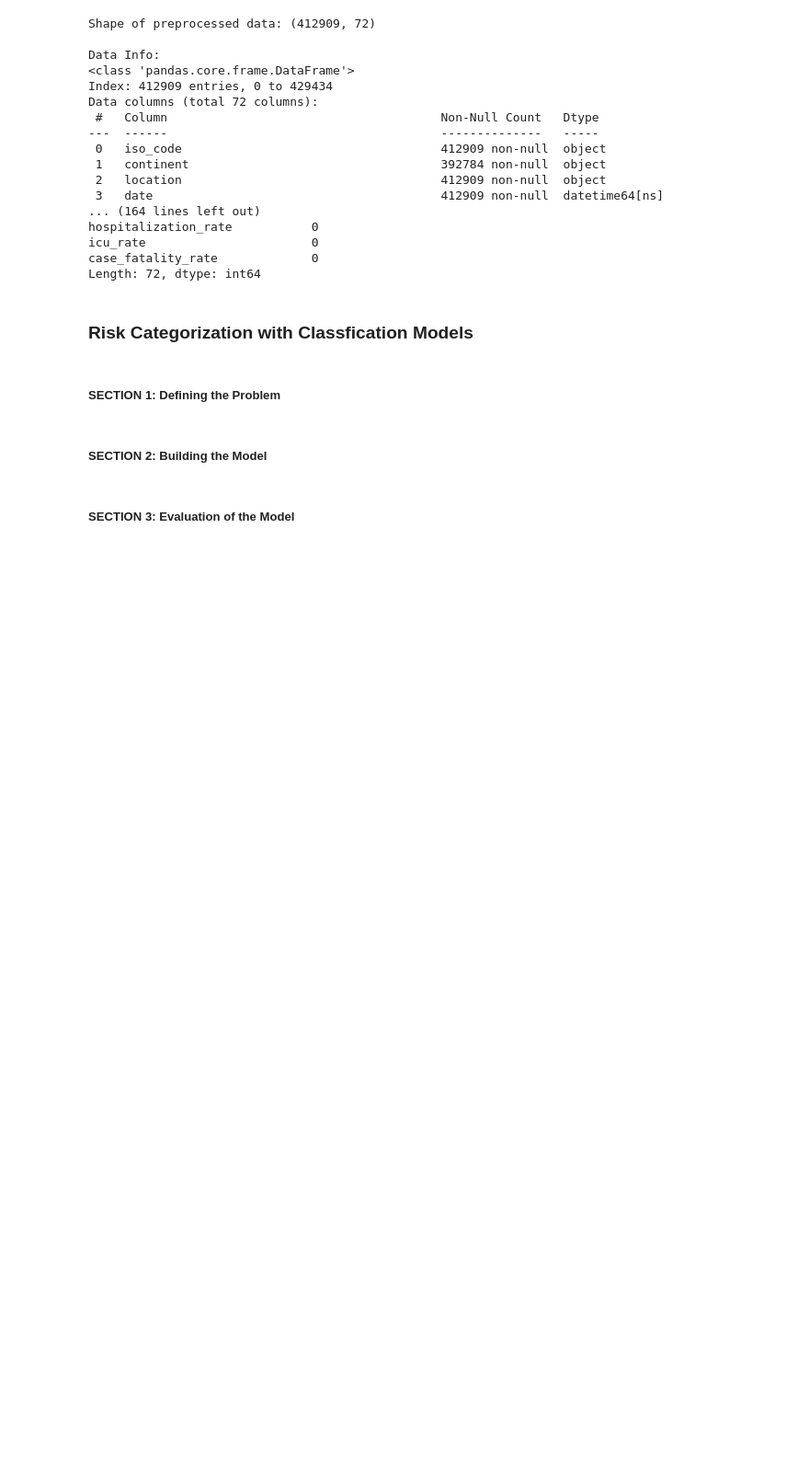
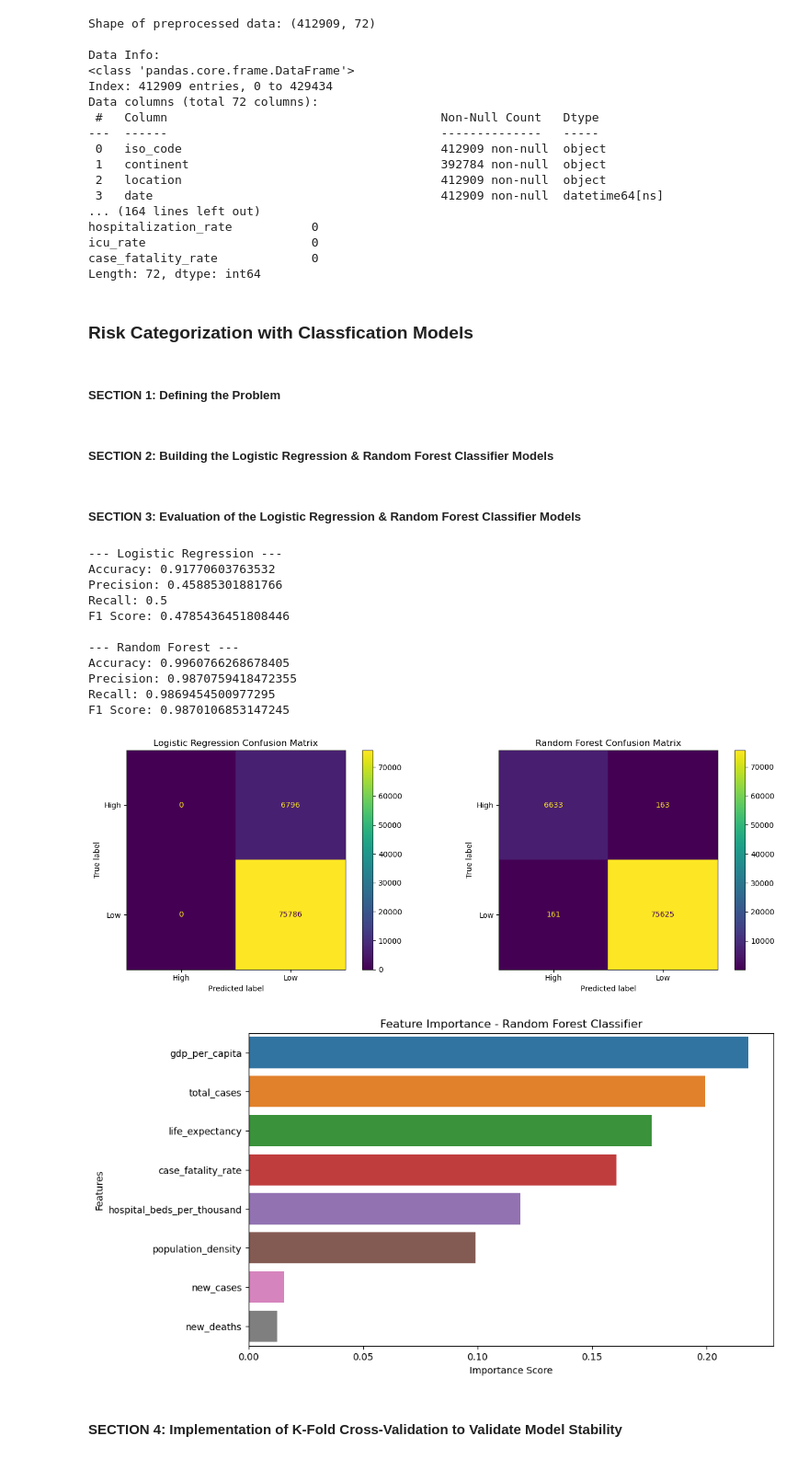
Before and after one commit to AyubNaomi/GP_DS1, a Jupyter notebook: classification.ipynb, the cells around one changed output. Shown at 92% size. Cells and saved outputs as stored; diff of their text form; code cells hidden in the pictures; blank space fills up the shorter version.

Commit message:
added k-fold cross validation to classification task

```diff
--- a/classification.ipynb
+++ b/classification.ipynb
@@ -174,5 +172,5 @@ X_train, X_test, y_train, y_test = train_test_split(
     X, y_encoded, test_size=0.2, random_state=42, stratify=y_encoded
 )
 # %% [markdown]
-##### SECTION 2: Building the Model
+##### SECTION 2: Building the Logistic Regression & Random Forest Classifier Models
 # %%
@@ -188,49 +184,52 @@ rf_clf = RandomForestClassifier(n_estimators=100, random_state=42)
 rf_clf.fit(X_train, y_train)
 y_pred_rf = rf_clf.predict(X_test)
 # %% [markdown]
-##### SECTION 3: Evaluation of the Model
+##### SECTION 3: Evaluation of the Logistic Regression & Random Forest Classifier Models
 # %%
-# 5.3 - Model Evaluation
-
-# Helper function to print metrics
-def print_metrics(y_true, y_pred, model_name):
-    print(f"--- {model_name} ---")
-    print("Accuracy:", accuracy_score(y_true, y_pred))
-    print("Precision:", precision_score(y_true, y_pred, average='macro'))
-    print("Recall:", recall_score(y_true, y_pred, average='macro'))
-    print("F1 Score:", f1_score(y_true, y_pred, average='macro'))
-    print("\n")
-
-# Logistic Regression Metrics
-print_metrics(y_test, y_pred_logreg, "Logistic Regression")
-
-# Random Forest Metrics
-print_metrics(y_test, y_pred_rf, "Random Forest")
+models = {
+    'Logistic Regression': y_pred_logreg,
+    'Random Forest': y_pred_rf
+}
+for name, preds in models.items():
+    print(f"--- {name} ---")
+    print("Accuracy:", accuracy_score(y_test, preds))
+    print("Precision:", precision_score(y_test, preds, average='macro'))
+    print("Recall:", recall_score(y_test, preds, average='macro'))
+    print("F1 Score:", f1_score(y_test, preds, average='macro'))
+    print()
 
 # Confusion Matrices
 fig, axes = plt.subplots(1, 2, figsize=(14, 5))
-ConfusionMatrixDisplay.from_predictions(
-    y_test, y_pred_logreg, display_labels=le.classes_, ax=axes[0]
-)
+ConfusionMatrixDisplay.from_predictions(y_test, y_pred_logreg, display_labels=le.classes_, ax=axes[0])
 axes[0].set_title("Logistic Regression Confusion Matrix")
-
-ConfusionMatrixDisplay.from_predictions(
-    y_test, y_pred_rf, display_labels=le.classes_, ax=axes[1]
-)
+ConfusionMatrixDisplay.from_predictions(y_test, y_pred_rf, display_labels=le.classes_, ax=axes[1])
 axes[1].set_title("Random Forest Confusion Matrix")
-
 plt.tight_layout()
 plt.show()
 
 # Feature Importance for Random Forest
 importances = rf_clf.feature_importances_
 feat_importances = pd.Series(importances, index=features)
 feat_importances = feat_importances.sort_values(ascending=False)
-
-# Plot feature importances
 plt.figure(figsize=(10,6))
 sns.barplot(x=feat_importances, y=feat_importances.index)
 plt.title('Feature Importance - Random Forest Classifier')
 plt.xlabel('Importance Score')
 plt.ylabel('Features')
 plt.show()
+# %% [output]
+--- Logistic Regression ---
+Accuracy: 0.91770603763532
+Precision: 0.45885301881766
+Recall: 0.5
+F1 Score: 0.4785436451808446
+
+--- Random Forest ---
+Accuracy: 0.9960766268678405
+Precision: 0.9870759418472355
+Recall: 0.9869454500977295
+F1 Score: 0.9870106853147245
+[figure, added]
+[figure, added]
+# %% [markdown]
+#### SECTION 4: Implementation of K-Fold Cross-Validation to Validate Model Stability
```
Also changed, not shown: parts of 3 cells of this notebook.
